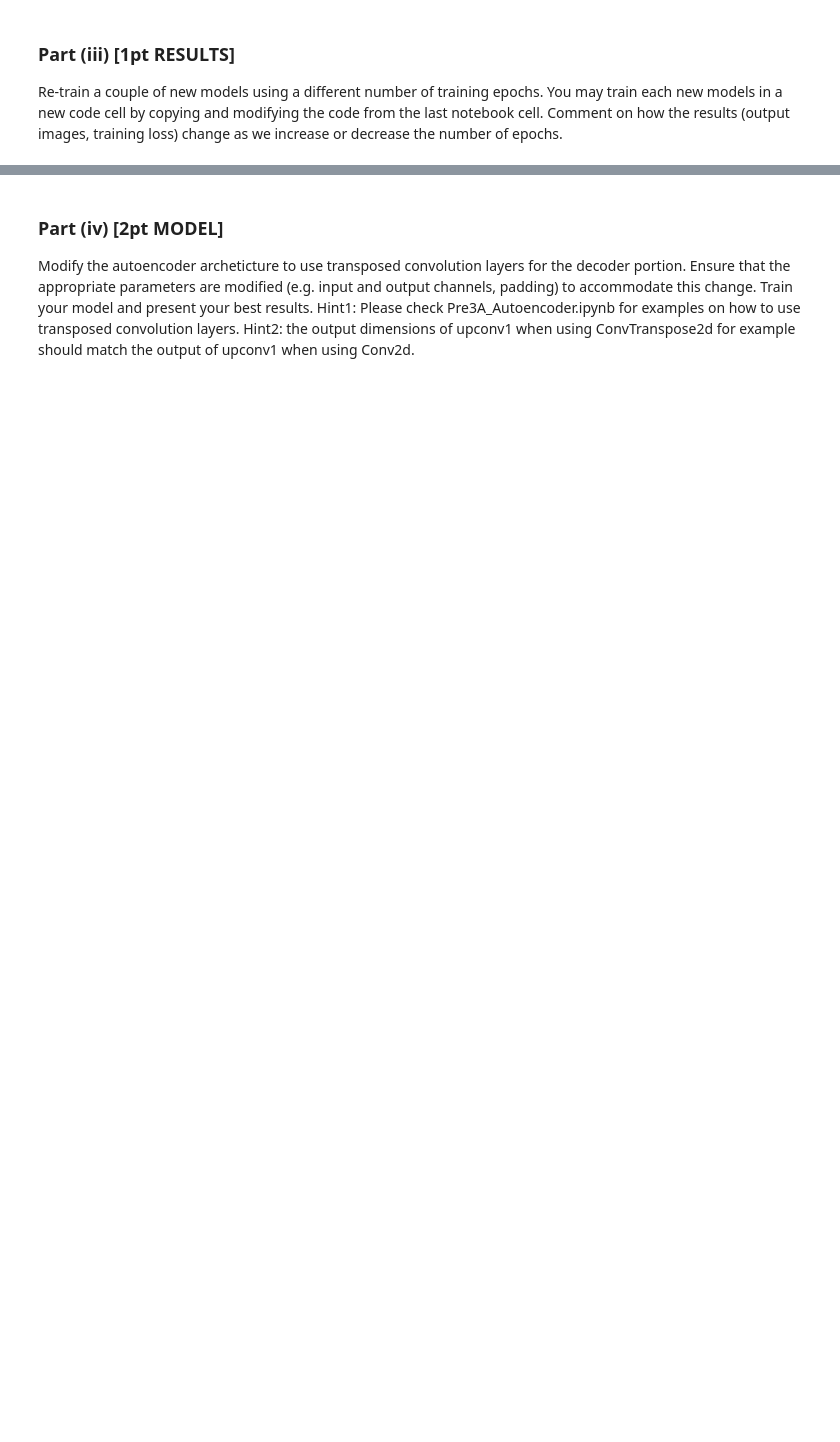
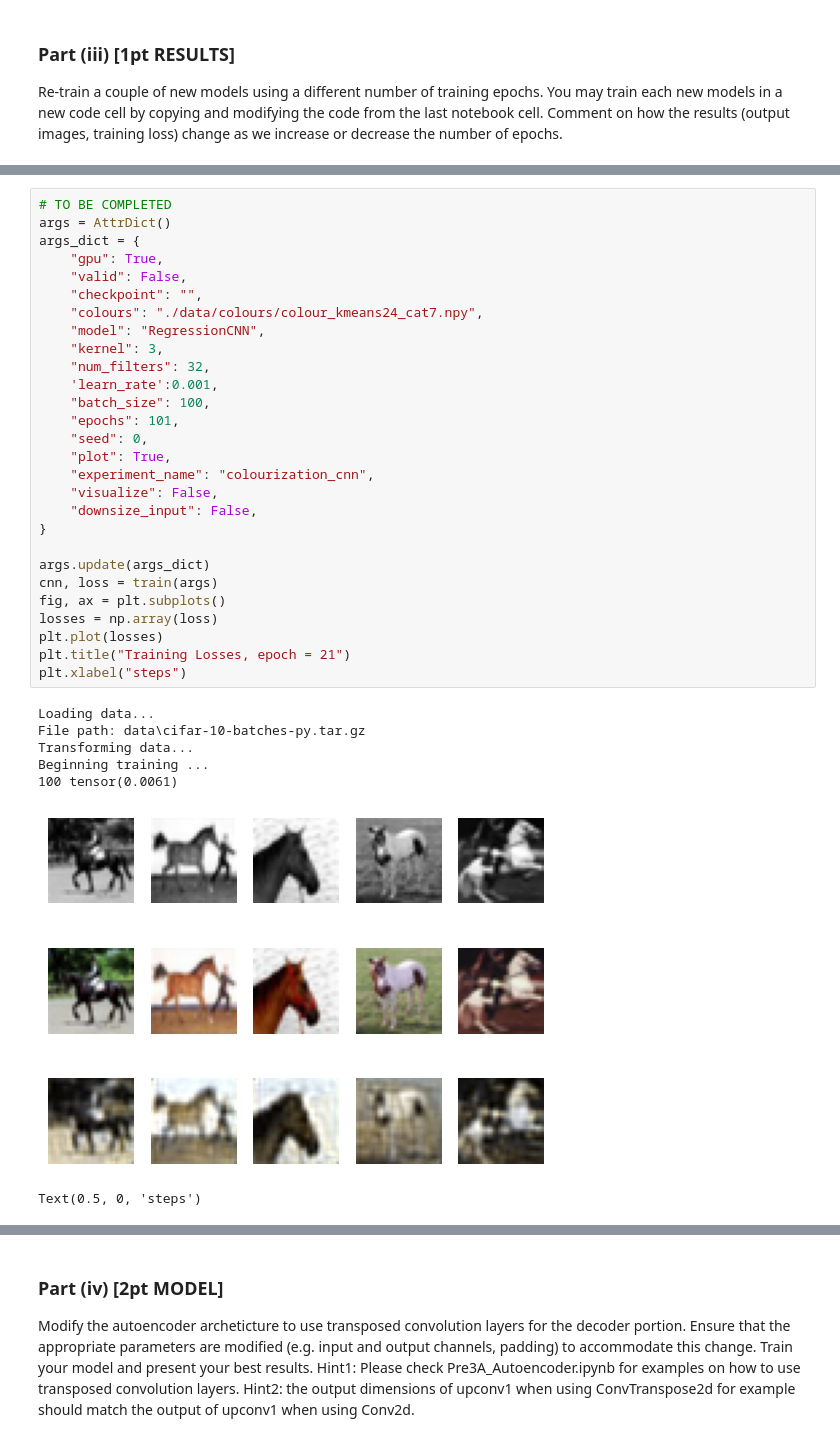
Before and after one commit to iolj-uoft/MIE1517-Intro-to-Deep-Learning, a Jupyter notebook: 2_Assignments/A3_GAN/A3.ipynb, the cells around one changed output, grey strips where cells are left out. Saved outputs shown, nothing was run; the diff lists cells and outputs as text; blank space fills up the shorter version.

```diff
--- a/2_Assignments/A3_GAN/A3.ipynb
+++ b/2_Assignments/A3_GAN/A3.ipynb
@@ -647,0 +664,36 @@ Beginning training ...
+# %%
+# TO BE COMPLETED
+args = AttrDict()
+args_dict = {
+    "gpu": True,
+    "valid": False,
+    "checkpoint": "",
+    "colours": "./data/colours/colour_kmeans24_cat7.npy",
+    "model": "RegressionCNN",
+    "kernel": 3,
+    "num_filters": 32,
+    'learn_rate':0.001,
+    "batch_size": 100,
+    "epochs": 101,
+    "seed": 0,
+    "plot": True,
+    "experiment_name": "colourization_cnn",
+    "visualize": False,
+    "downsize_input": False,
+}
+
+args.update(args_dict)
+cnn, loss = train(args)
+fig, ax = plt.subplots()
+losses = np.array(loss)
+plt.plot(losses)
+plt.title("Training Losses, epoch = 21")
+plt.xlabel("steps")
+# %% [output]
+Loading data...
+File path: data\cifar-10-batches-py.tar.gz
+Transforming data...
+Beginning training ...
+100 tensor(0.0061)
+[figure, added]
+Text(0.5, 0, 'steps')
```
Also changed, not shown: parts of 55 cells of this notebook, 1 other file.
